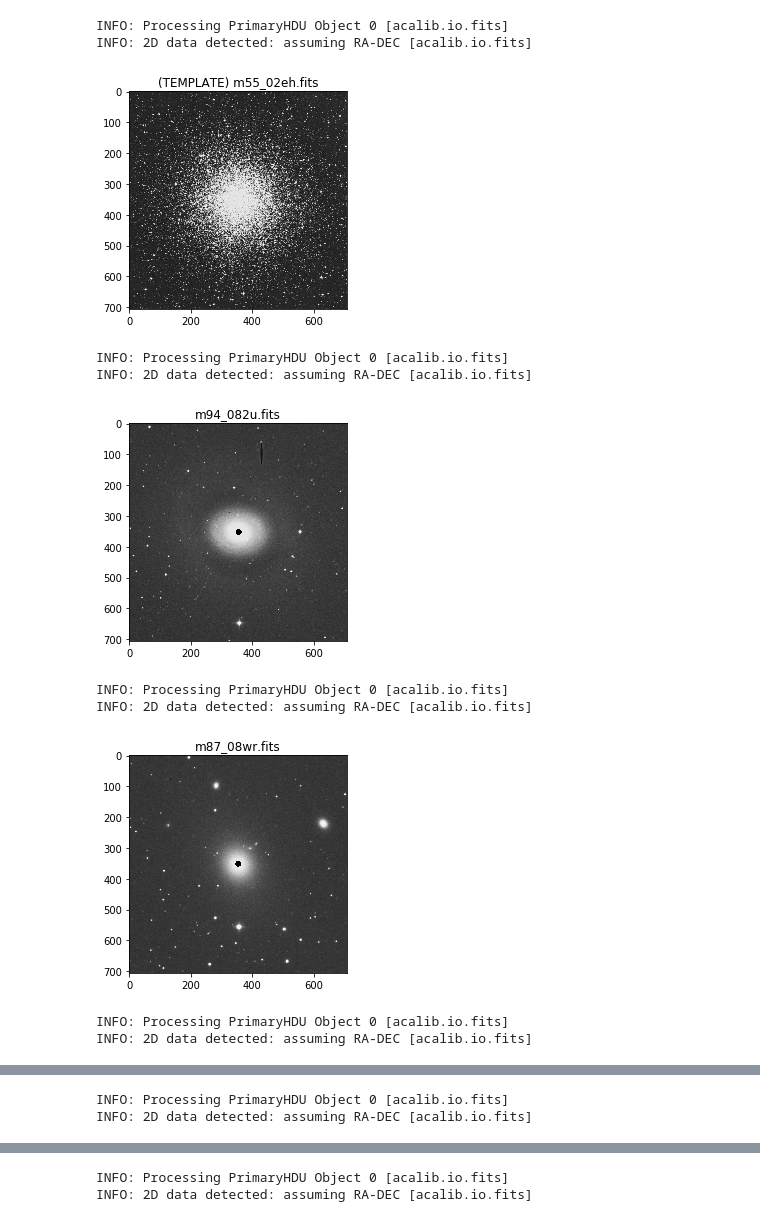
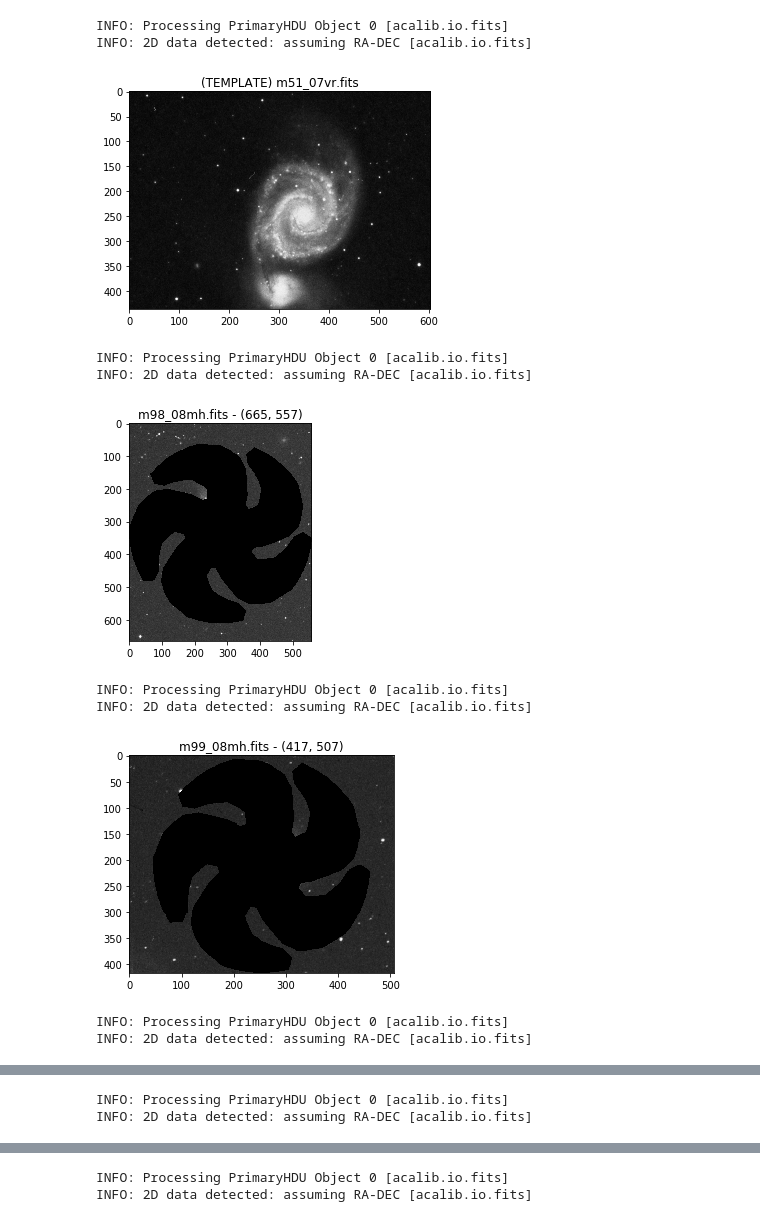
Before and after one commit to Autopawn/stacking-test, a Jupyter notebook: stacking_test.ipynb, the cells around one changed output, grey strips where cells are left out. Cells and saved outputs as stored; diff of their text form; code cells hidden in the pictures.

```diff
--- a/stacking_test.ipynb
+++ b/stacking_test.ipynb
@@ -26,47 +30,48 @@ def random_trim(data):
     return data[xi:xf,yi:yf]
 # %%
 # Parameters:
-trim = False # randomly cut the images.
+trim = True # randomly cut the images.
 template_index = 4 # index of the template image
 directory = "spiral" #ellipti or spiral
 
 # Create container of spiral galaxies:
 files = os.listdir(directory)
 fname = os.path.join(directory,files[template_index])
 template = acalib.io.loadFITS_PrimaryOnly(fname).data
 if trim: template = random_trim(template)
 # Display template
 plt.title("(TEMPLATE) "+files[template_index])
 plt.imshow(template,cmap='gray')
 plt.show()
 
 # Collect and display images:
 images = []
 for k in range(len(files)):
     if k==template_index: continue
     d = files[k]
     fname = os.path.join(directory,d)
     cube = acalib.io.loadFITS_PrimaryOnly(fname).data
     if trim: cube = random_trim(cube)
     images.append(cube)
     # Display, also  the centroid:
     cube_w_centroid = np.copy(cube)
     props = acalib.core.transform.fits_props(cube_w_centroid)
     rr, cc = skimage.draw.circle(props['centroid'][0],props['centroid'][1],10,
                                  cube_w_centroid.shape)
     cube_w_centroid[rr,cc] = 0
-    plt.title(d)
+    plt.title(d+" - "+str(cube_w_centroid.shape))
+    add_galaxy(cube_w_centroid,arms=5)
     plt.imshow(cube_w_centroid,cmap='gray')
     plt.show()
 # %% [output]
 INFO: Processing PrimaryHDU Object 0 [acalib.io.fits]
 INFO: 2D data detected: assuming RA-DEC [acalib.io.fits]
-[figure, old version]
+[figure, new version]
 INFO: Processing PrimaryHDU Object 0 [acalib.io.fits]
 INFO: 2D data detected: assuming RA-DEC [acalib.io.fits]
-[figure, old version]
+[figure, new version]
 INFO: Processing PrimaryHDU Object 0 [acalib.io.fits]
 INFO: 2D data detected: assuming RA-DEC [acalib.io.fits]
-[figure, old version]
+[figure, new version]
 INFO: Processing PrimaryHDU Object 0 [acalib.io.fits]
 INFO: 2D data detected: assuming RA-DEC [acalib.io.fits]
```
Also changed, not shown: parts of 3 cells of this notebook, 2 other files.
